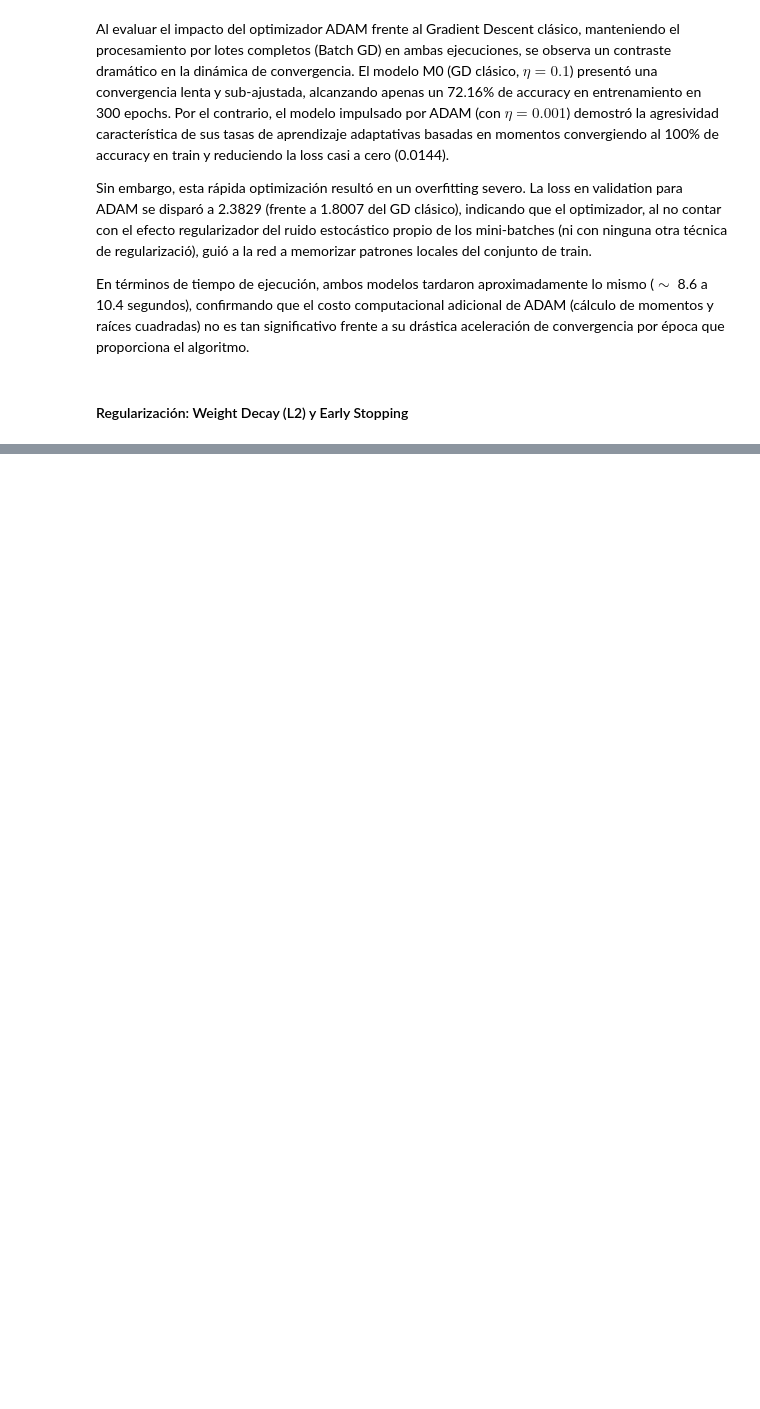
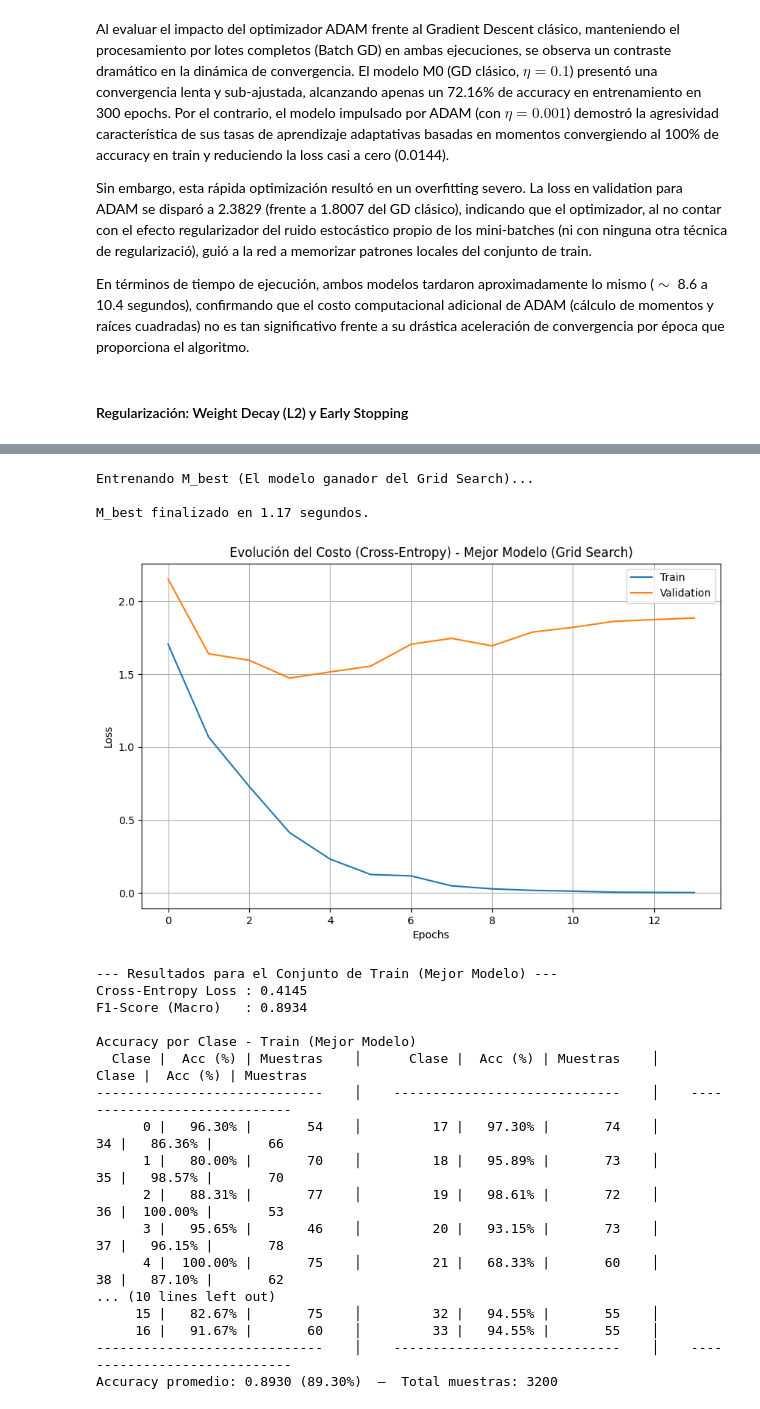
Before and after one commit to Santicar575/TP3_ML_Redes_Neuronales, a Jupyter notebook: notebooks/Entrega_TP3.ipynb, the cells around one changed output, grey strips where cells are left out. Cells and saved outputs as stored; diff of their text form; code cells hidden in the pictures; blank space fills up the shorter version.

```diff
--- a/notebooks/Entrega_TP3.ipynb
+++ b/notebooks/Entrega_TP3.ipynb
@@ -82,6 +83,7 @@ Tamaño de Test: 1000 imágenes
 X_train = X_train / 255.0
 X_val = X_val / 255.0
 X_test = X_test / 255.0
+X_dev = X_dev / 255.0
 
 # Verifico que el valor maximo ahora es 1
 print(f"Valor máximo en Train antes de normalizar: {X_images.max()}")
@@ -1171,0 +1375,78 @@ La evaluación comparativa de regularizadores sobre el optimizador ADAM revela d
+# %%
+print("Entrenando M_1 (El modelo ganador del Grid Search)...")
+
+# instancio el modelo con la mejor arquitectura encontrada
+nodes_per_layer_M1 = best_params.pop('nodes_per_layer')
+M_best = MLP(n_layers=3, nodes_per_layer=nodes_per_layer_M1, random_seed=RANDOM_SEED)
+
+start_time_best = time.time()
+
+# entreno aplicando todos los mejores hiperparametros encontrados
+train_loss_best, val_loss_best = M_best.fit(
+    X_train_full, y_train_full,
+    X_val=X_val_full, y_val=y_val_full,
+    epochs=300,
+    optimizer="adam",
+    early_stopping=True,
+    patience=10,
+    min_delta=0.001,
+    **best_params,
+)
+
+time_best = time.time() - start_time_best
+print(f"\nM_best finalizado en {time_best:.2f} segundos.\n")
+
+# 3. Gráfico de la evolución del Costo
+plt.figure(figsize=(10, 6))
+plt.plot(train_loss_best, label='Train')
+plt.plot(val_loss_best, label='Validation')
+plt.title('Evolución del Costo (Cross-Entropy) - M1 (Grid Search)')
+plt.xlabel('Epochs')
+plt.ylabel('Loss')
+plt.legend()
+plt.grid(True)
+plt.show()
+
+# 4. Evaluar en Train
+cm_train_best, accs_train_best = evaluate_model(
+    model=M_best,
+    X=X_train_full,
+    y_one_hot=y_train_full,
+    y_labels=y_train,
+    num_classes=num_classes,
+    name_set="Train (M1)"
+)
+plot_confusion_matrix(cm_train_best, title="Confusion Matrix - Train (M1)")
+
+# 5. Evaluar en Validation
+cm_val_best, accs_val_best = evaluate_model(
+    model=M_best,
+    X=X_val_full,
+    y_one_hot=y_val_full,
+    y_labels=y_val,
+    num_classes=num_classes,
+    name_set="Validation (M1)"
+)
+plot_confusion_matrix(cm_val_best, title="Confusion Matrix - Validation (M1)")
+# %% [output]
+Entrenando M_best (El modelo ganador del Grid Search)...
+
+M_best finalizado en 1.17 segundos.
+[figure, added]
+--- Resultados para el Conjunto de Train (Mejor Modelo) ---
+Cross-Entropy Loss : 0.4145
+F1-Score (Macro)   : 0.8934
+
+Accuracy por Clase - Train (Mejor Modelo)
+  Clase |  Acc (%) | Muestras    │      Clase |  Acc (%) | Muestras    │      Clase |  Acc (%) | Muestras
+-----------------------------    │    -----------------------------    │    -----------------------------
+      0 |   96.30% |       54    │         17 |   97.30% |       74    │         34 |   86.36% |       66
+      1 |   80.00% |       70    │         18 |   95.89% |       73    │         35 |   98.57% |       70
+      2 |   88.31% |       77    │         19 |   98.61% |       72    │         36 |  100.00% |       53
+      3 |   95.65% |       46    │         20 |   93.15% |       73    │         37 |   96.15% |       78
+      4 |  100.00% |       75    │         21 |   68.33% |       60    │         38 |   87.10% |       62
+... (10 lines left out)
+     15 |   82.67% |       75    │         32 |   94.55% |       55    │
+     16 |   91.67% |       60    │         33 |   94.55% |       55    │
+-----------------------------    │    -----------------------------    │    -----------------------------
+Accuracy promedio: 0.8930 (89.30%)  —  Total muestras: 3200
```
Also changed, not shown: parts of 27 cells of this notebook, 2 other files.
